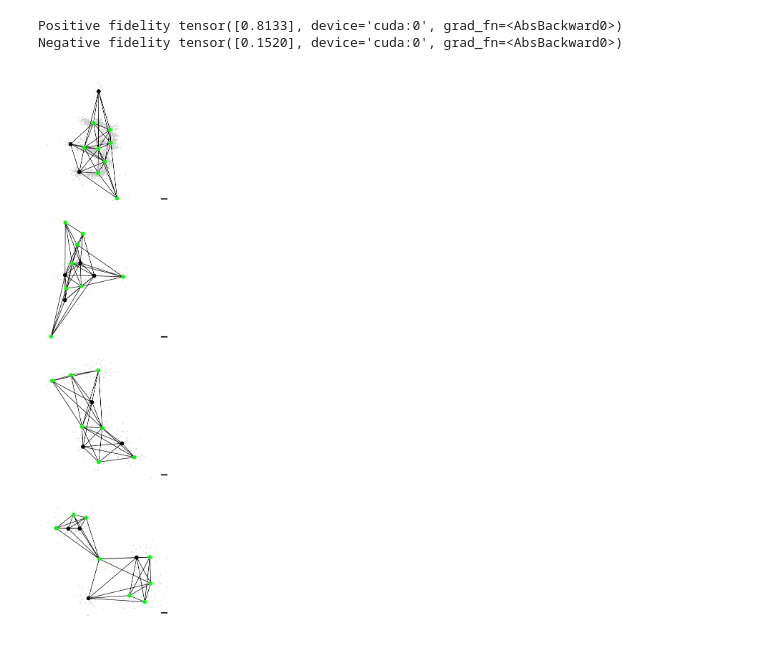
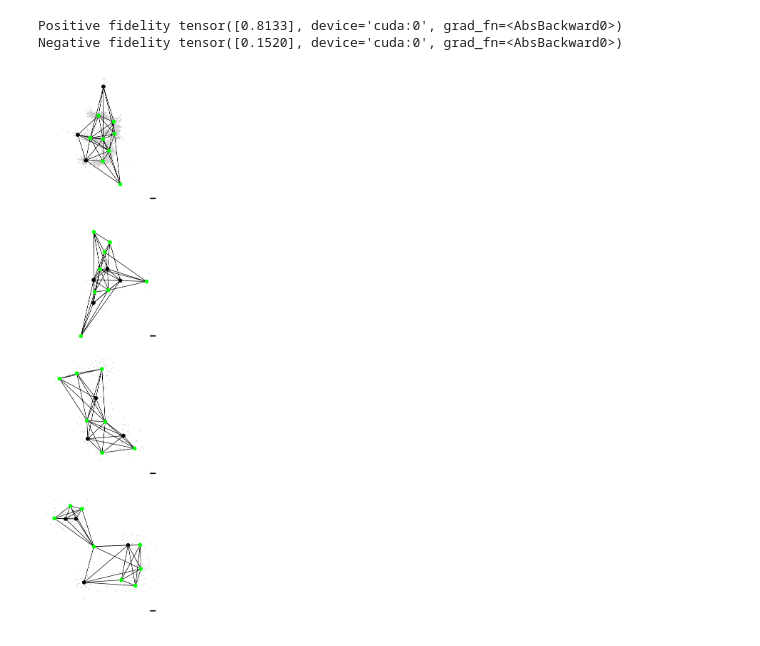
Before and after one commit to oubino/locpix_points, a Jupyter notebook: digits_letters/task_1_finaltest/scripts/analysis.ipynb, the cells around one changed output. Cells and saved outputs as stored; diff of their text form; code cells hidden in the pictures.

```diff
--- a/digits_letters/task_1_finaltest/scripts/analysis.ipynb
+++ b/digits_letters/task_1_finaltest/scripts/analysis.ipynb
@@ -932,31 +932,39 @@ else:
 fig, ax = plt.subplots(4,1,figsize=(20,20), sharex=True, sharey=True)
 for idx, file_name in enumerate(files):
 
     file_loc = find_graph_path(project_directory, file_name, file_folder)
     # raw file
     processed_file = torch.load(file_loc)
     processed_file = processed_file.pos_dict['locs'].cpu().numpy()
     x = processed_file[:,0]
     y = processed_file[:,1]
+     # center points
+    x_mean = np.mean(x)
+    y_mean = np.mean(y)
+    x = x - x_mean
+    y = y - y_mean
     ax[idx].set_aspect('equal', adjustable='box')
     ax[idx].scatter(y, x, s=1, c='0.8')
     #ax[idx].axis('off')
     scalebar = AnchoredSizeBar(ax[idx].transData,
                                0.1, '', 'lower right',
                                pad=1,
                                color='k',
                                frameon=False,
                                size_vertical=0.01)
 
     ax[idx].add_artist(scalebar)
     # graph
     nx_g = to_networkx(dataitems[idx], to_undirected=True)
     nx_g.remove_edges_from(nx.selfloop_edges(nx_g))
     pos = dataitems[idx].pos.cpu().numpy()
     node_color = np.where(node_imps[idx].cpu().numpy(), '#00FF00', 'k')
+    # center points
+    pos[:,0] = pos[:,0] - x_mean
+    pos[:,1] = pos[:,1] - y_mean
     draw(nx_g, pos=np.flip(pos, axis= 1), ax=ax[idx], node_color=node_color, node_size=50)
 output_path = os.path.join(project_directory, "output", "combined" + '_subgraphx_s_1.svg')
 plt.subplots_adjust(wspace=0, hspace=0)
 plt.savefig(output_path, transparent=True, bbox_inches="tight", pad_inches=0)
 # %% [output]
-[figure, old version]
+[figure, new version]
```
Also changed, not shown: 1 other file.
